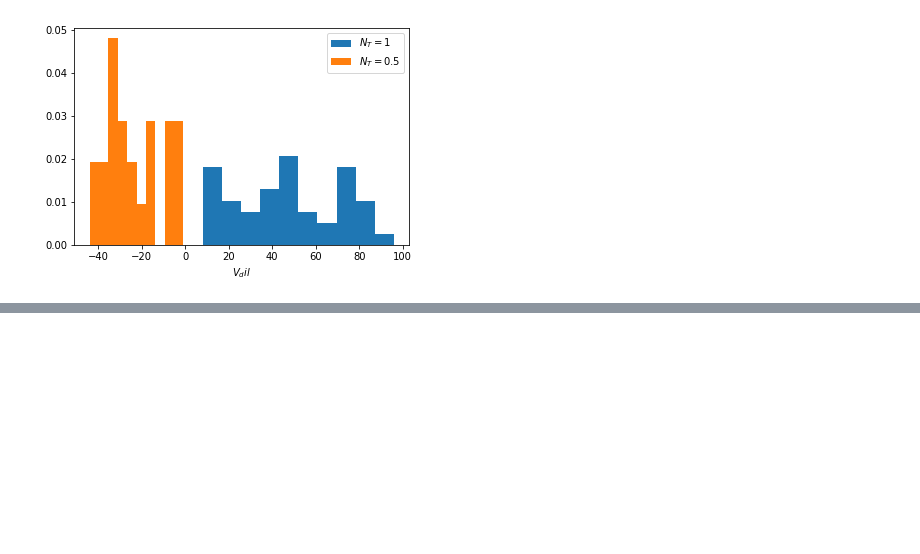
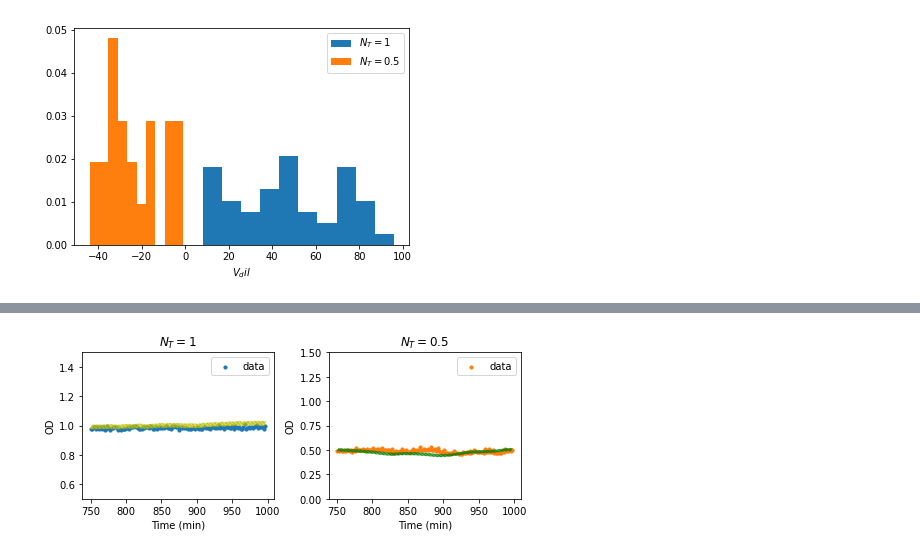
Before and after one commit to mvcortez/Differentiation, a Jupyter notebook: Turbidostat/logistic_turbidostat.ipynb, the cells around one changed output, grey strips where cells are left out. Cells and saved outputs as stored; diff of their text form; code cells hidden in the pictures; blank space fills up the shorter version.

```diff
--- a/Turbidostat/logistic_turbidostat.ipynb
+++ b/Turbidostat/logistic_turbidostat.ipynb
@@ -1253,0 +1276,43 @@ np.log(2)/0.0275
+# %%
+#estimated by Xiao from stable region
+g = 0.0359
+K = 1.5355
+q0 = 0.2036
+
+#full parameter estimation using transient region
+#g = 0.0275
+#K = 1.9388
+#q0 =0.4226
+f,axes = plt.subplots(1,2,figsize=(7,3))
+L=len(t1)
+x0 = x1[0,1]
+for i in range(L-1):
+    t0 = np.linspace(t1[i],t1[i+1],100)
+    sol = solve_ivp(lambda t, z: sim_discrete(t,z,g,K,q0), [t1[i],t1[i+1]], [x0],dense_output=True)
+    sol1 =np.ndarray.flatten(sol.sol(t0))
+    x0 = ((1-d1[i]/(15e3))*sol1[-1])[0]
+    axes[0].plot(t0,sol1,color='y',linewidth=1)
+axes[0].scatter(t1,x1[:,1],color='C0',s=10,label='data')
+
+L=len(t2)
+x0 = x2[0,1]
+for i in range(L-1):
+    t0 = np.linspace(t2[i],t2[i+1],100)
+    sol = solve_ivp(lambda t, z: sim_discrete(t,z,g,K,q0), [t2[i],t2[i+1]], [x0],dense_output=True)
+    sol1 =np.ndarray.flatten(sol.sol(t0))
+    x0 = ((1-d2[i]/(15e3))*sol1[-1])[0]
+    axes[1].plot(t0,sol1,color='g',linewidth=1)
+axes[1].scatter(t2,x2[:,1],color='C1',s=10,label='data')
+
+for i in range(2):
+    axes[i].set_ylabel('OD')
+    axes[i].set_xlabel('Time (min)')
+    axes[i].legend()
+axes[0].set_ylim([0.5,1.5])
+axes[1].set_ylim([0,1.5])
+axes[0].set_title(r'$N_T=1$')
+axes[1].set_title(r'$N_T=0.5$')
+
+plt.tight_layout()
+# %% [output]
+[figure, added]
```
Also changed, not shown: parts of 16 cells of this notebook.
